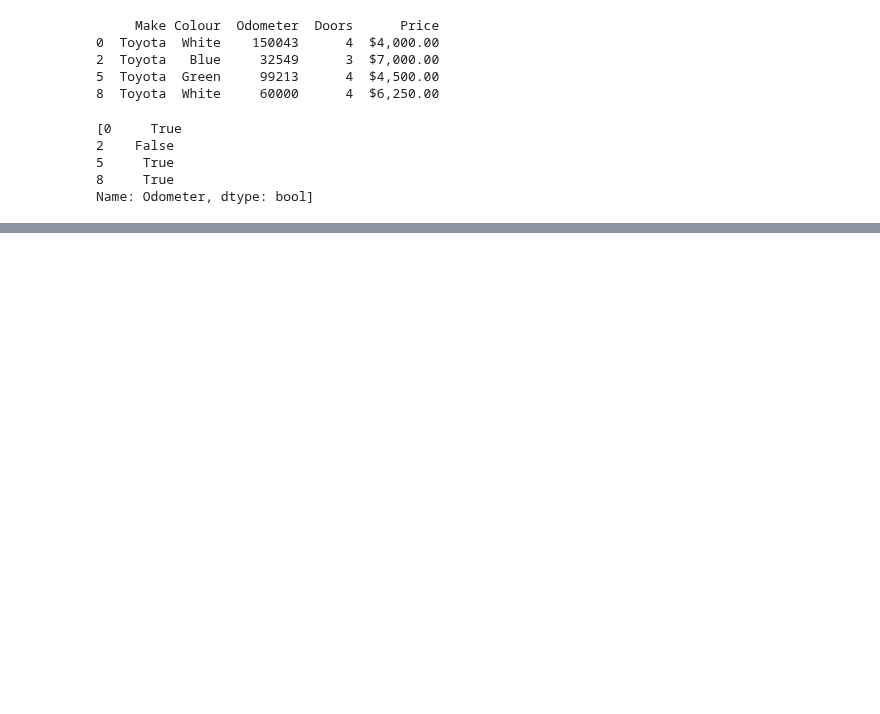
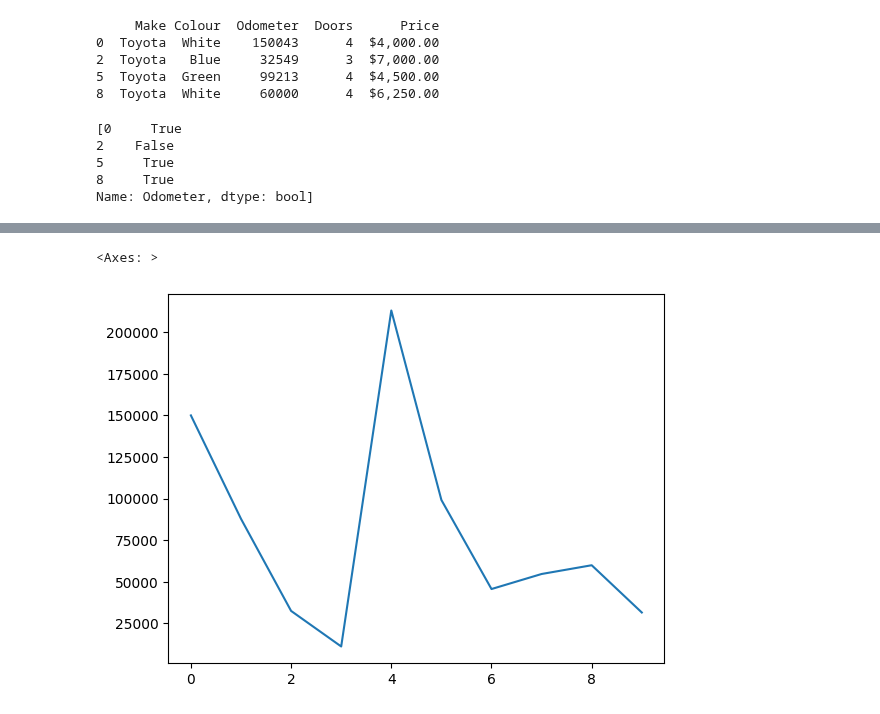
Before and after one commit to thewesternfront/Jupyter_Testintg_Jetbrains, a Jupyter notebook: introduction-to-pandas.ipynb, the cells around one changed output, grey strips where cells are left out. Saved outputs shown, nothing was run; the diff lists cells and outputs as text; code cells hidden in the pictures; blank space fills up the shorter version.

```diff
--- a/introduction-to-pandas.ipynb
+++ b/introduction-to-pandas.ipynb
@@ -307,0 +354,5 @@ Name: Odometer, dtype: bool]
+# %%
+car_sales.Odometer.plot(kind="line")
+# %% [output]
+<Axes: >
+[figure, added]
```
Also changed, not shown: parts of 21 cells of this notebook, 2 other files.
